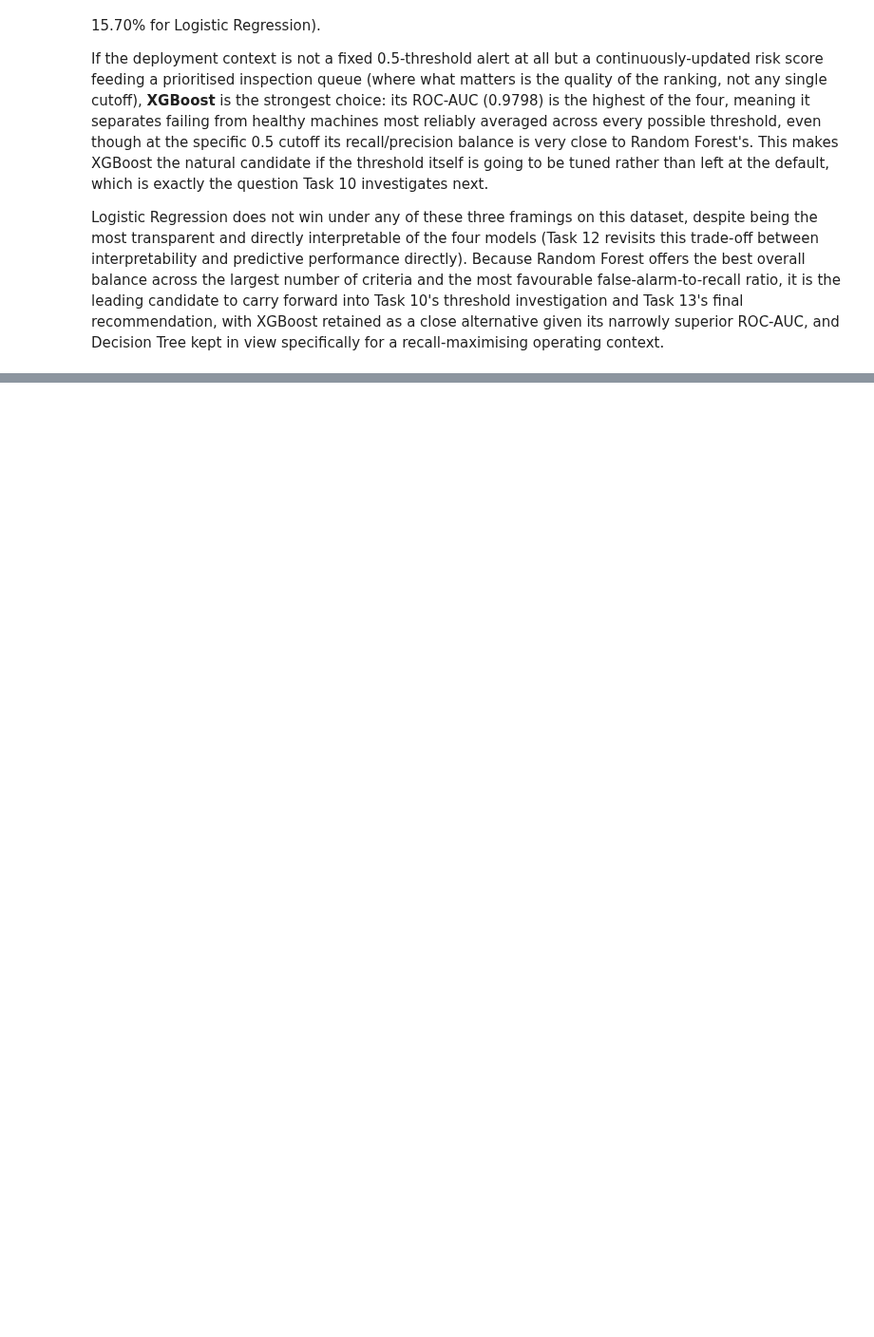
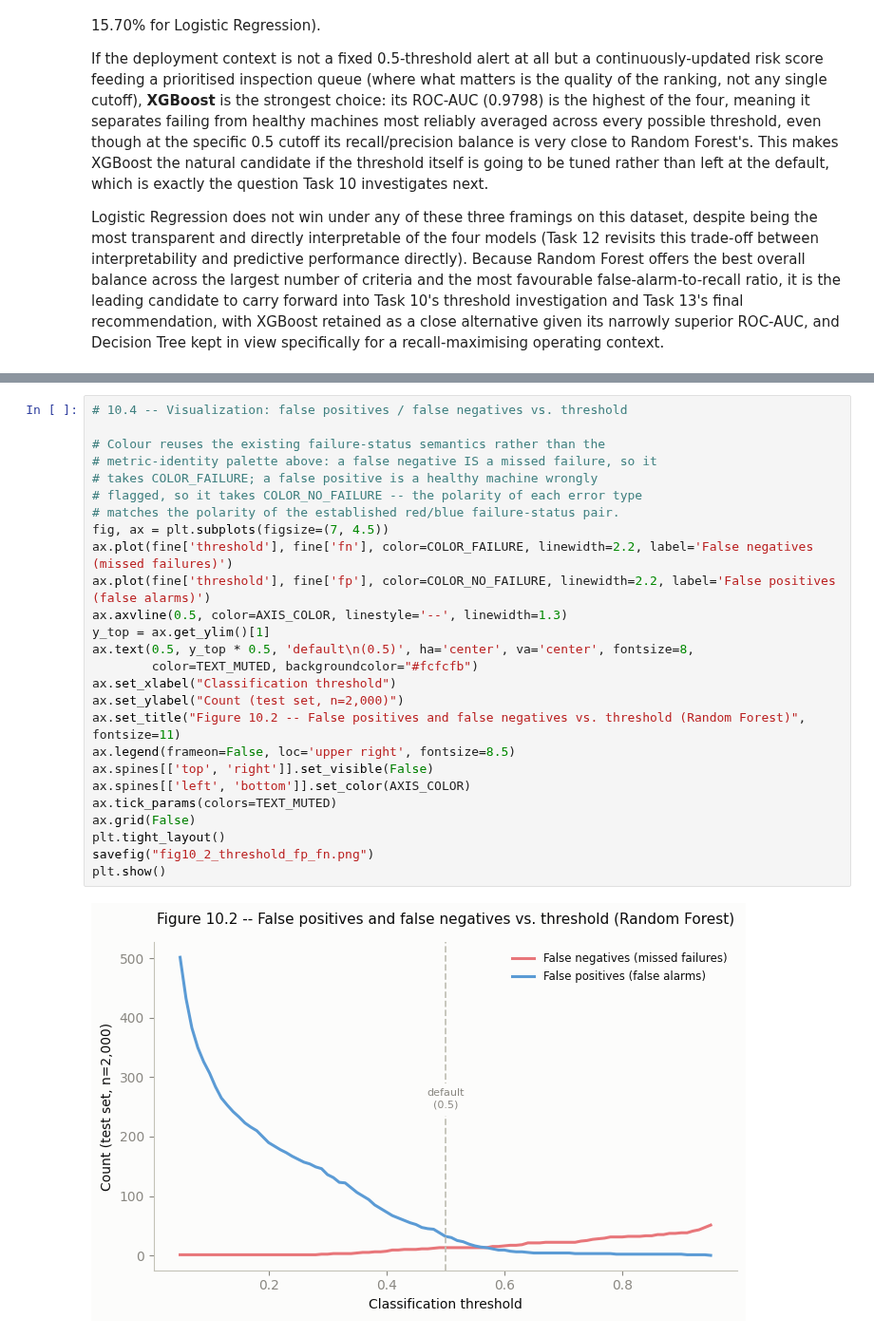
Before and after one commit to JoseAlberto88/Predictive-Maintenance-Dataset, a Jupyter notebook: Predictive_Maintenance_Dataset.ipynb, the cells around one changed output, grey strips where cells are left out. Shown at 95% size. Drawn from its saved outputs; the diff is of its cells as text; blank space fills up the shorter version.

```diff
--- a/Predictive_Maintenance_Dataset.ipynb
+++ b/Predictive_Maintenance_Dataset.ipynb
@@ -2637,0 +2800,28 @@ Logistic Regression does not win under any of these three framings on this datas
+# %%
+# 10.4 -- Visualization: false positives / false negatives vs. threshold
+
+# Colour reuses the existing failure-status semantics rather than the
+# metric-identity palette above: a false negative IS a missed failure, so it
+# takes COLOR_FAILURE; a false positive is a healthy machine wrongly
+# flagged, so it takes COLOR_NO_FAILURE -- the polarity of each error type
+# matches the polarity of the established red/blue failure-status pair.
+fig, ax = plt.subplots(figsize=(7, 4.5))
+ax.plot(fine['threshold'], fine['fn'], color=COLOR_FAILURE, linewidth=2.2, label='False negatives (missed failures)')
+ax.plot(fine['threshold'], fine['fp'], color=COLOR_NO_FAILURE, linewidth=2.2, label='False positives (false alarms)')
+ax.axvline(0.5, color=AXIS_COLOR, linestyle='--', linewidth=1.3)
+y_top = ax.get_ylim()[1]
+ax.text(0.5, y_top * 0.5, 'default\n(0.5)', ha='center', va='center', fontsize=8,
+        color=TEXT_MUTED, backgroundcolor="#fcfcfb")
+ax.set_xlabel("Classification threshold")
+ax.set_ylabel("Count (test set, n=2,000)")
+ax.set_title("Figure 10.2 -- False positives and false negatives vs. threshold (Random Forest)", fontsize=11)
+ax.legend(frameon=False, loc='upper right', fontsize=8.5)
+ax.spines[['top', 'right']].set_visible(False)
+ax.spines[['left', 'bottom']].set_color(AXIS_COLOR)
+ax.tick_params(colors=TEXT_MUTED)
+ax.grid(False)
+plt.tight_layout()
+savefig("fig10_2_threshold_fp_fn.png")
+plt.show()
+# %% [output]
+[figure, added]
```
Also changed, not shown: parts of 7 cells of this notebook.
